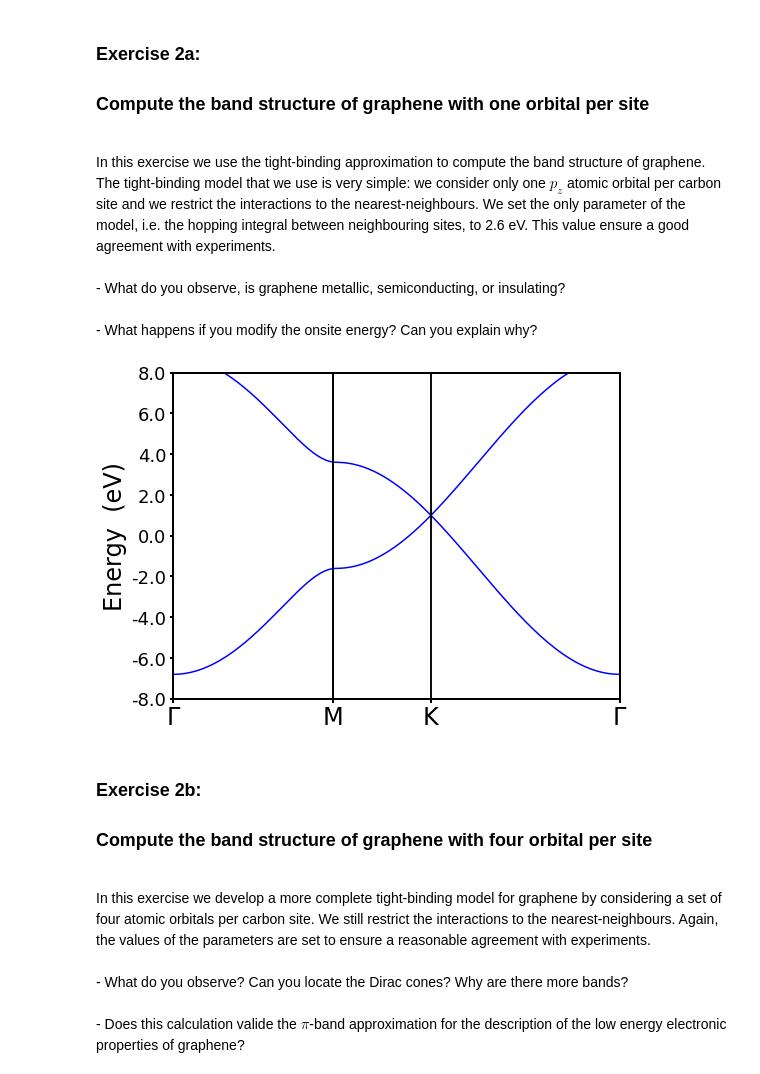
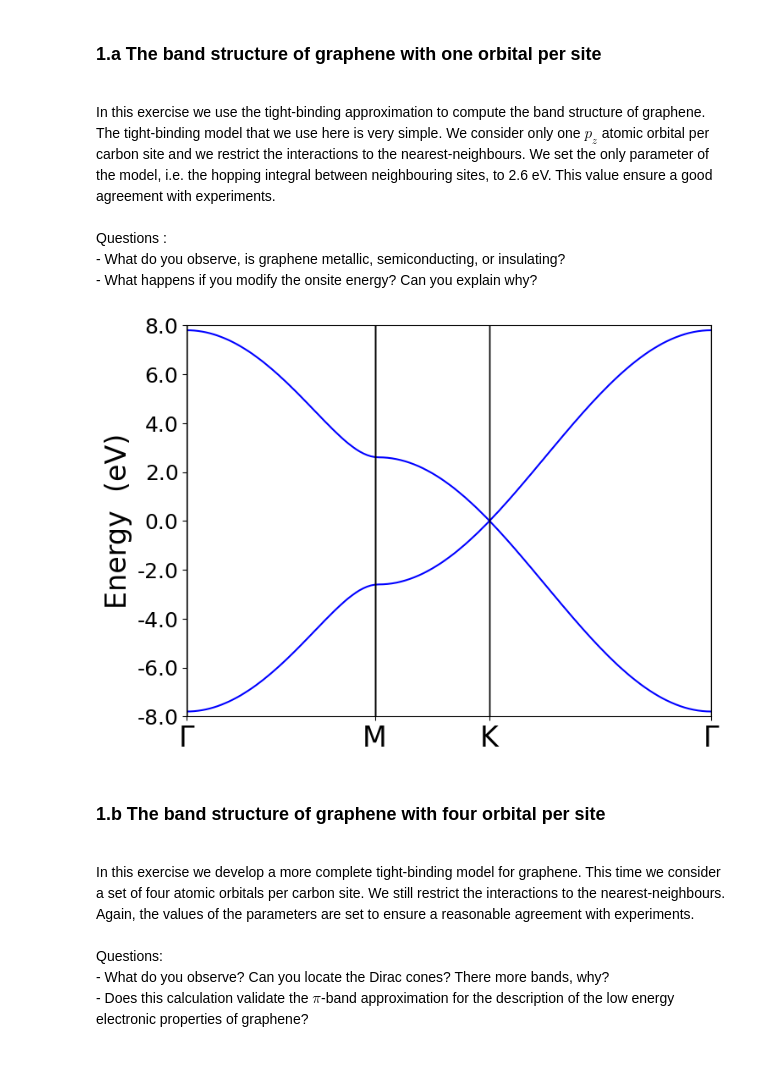
Before and after one commit to youbirose/MAPR2451, a Jupyter notebook: MAPR2451.ipynb, the cells around one changed output. Cells and saved outputs as stored; diff of their text form; code cells hidden in the pictures.

```diff
--- a/MAPR2451.ipynb
+++ b/MAPR2451.ipynb
@@ -317,11 +230,10 @@ span {
 # %% [markdown]
-<h3>Exercise 2a: <br><br>
-Compute the band structure of graphene with one orbital per site</h3>
+<h3>1.a The band structure of graphene with one orbital per site</h3>
 <br>
-In this exercise we use the tight-binding approximation to compute the band structure of graphene. The tight-binding model that we use is very simple: we consider only one $p_z$ atomic orbital per carbon site and we restrict the interactions to the nearest-neighbours. We set the only parameter of the model, i.e. the hopping integral between neighbouring sites, to 2.6 eV. This value ensure a good agreement with experiments.
+In this exercise we use the tight-binding approximation to compute the band structure of graphene. The tight-binding model that we use here is very simple. We consider only one $p_z$ atomic orbital per carbon site and we restrict the interactions to the nearest-neighbours. We set the only parameter of the model, i.e. the hopping integral between neighbouring sites, to 2.6 eV. This value ensure a good agreement with experiments.
 <br><br>
-- What do you observe, is graphene metallic, semiconducting, or insulating?
-<br><br>
+Questions :<br>
+- What do you observe, is graphene metallic, semiconducting, or insulating? <br>
 - What happens if you modify the onsite energy? Can you explain why?
 # %%
 # Import the required python modules
@@ -344,45 +256,47 @@ pos = [[0.,0.,0.],[1./3,1./3,0.]]
 # build the structure using tb.Structure(lattice, list_of_species, list_of_coordinates)
 struct = tb.Structure(lattice, ['C','C'], pos, coords_are_cartesian=False)
 
 ### Define the interatomic interactions
 # from the structure build a graph charaterized by a cutoff radius
 graph = tb.StructureGraph.init_from_structure(struct, 1.45)
 # define the kind of tight-binding model
 sk = tb.SlaterKosterParams(atomictable, spinpol=False, spinorb=False)
-# set up the local tight-binding parameters
-sk.set_local_integrals([('C', 0, 0, 1.)])
-# set up the hopping parameters
+
+### set the local tight-binding parameters
+# set the Cp onsite energy
+sk.set_local_integrals([('C', 0, 0, 0.)])
+# set the Cp-Cp (pi-bond) hopping parameters
 sk.set_non_local_integrals([('C','C', 0, 0, 3, 2.6)])
 
 ### Set up the tight binding model
 egraph = tb.ElectronicStructure(graph, atomictable, H=sk)
 # and compute the hamiltonian
 egraph.compute_integrals('H')
 
 ### Plot the band structure
 # Define the high-symmetry path in the Brillouin zone
 kbands = [[0.,0.,0.],[0.5,0.,0.],\
           [0.5,0.,0.],[2./3.,1./3.,0.],\
           [2./3.,1./3.,0.],[0.,0.,0.]]
 nkpts = [50,50,50]
 # Diagonalize the hamiltonian at each k-point
 bands = egraph.bands_structure(include=['H'], lines=kbands, nkpts=nkpts)
 # Plot the bands structure
 bands.plot_bands(xscale=True, klabels=['$\Gamma$','M','K','$\Gamma$'], \
                  vertices=[0,49,100,150], spincolors=['blue'],\
                  linestyle='-', emin=-8., emax=8.)
 
 plt.show()
 # %% [output]
-[figure, old version]
+[figure, new version]
 # %% [markdown]
-<h3>Exercise 2b: <br><br>Compute the band structure of graphene with four orbital per site</h3>
+<h3>1.b The band structure of graphene with four orbital per site</h3>
 <br>
-In this exercise we develop a more complete tight-binding model for graphene by considering a set of four atomic orbitals per carbon site. We still restrict the interactions to the nearest-neighbours. Again, the values of the parameters are set to ensure a reasonable agreement with experiments.
+In this exercise we develop a more complete tight-binding model for graphene. This time we consider a set of four atomic orbitals per carbon site. We still restrict the interactions to the nearest-neighbours. Again, the values of the parameters are set to ensure a reasonable agreement with experiments.
 <br><br>
-- What do you observe? Can you locate the Dirac cones? Why are there more bands?
-<br><br>
-- Does this calculation valide the $\pi$-band approximation for the description of the low energy electronic properties of graphene?
+Questions: <br>
+- What do you observe? Can you locate the Dirac cones? There more bands, why?<br>
+- Does this calculation validate the $\pi$-band approximation for the description of the low energy electronic properties of graphene?
 # %%
 # Define the atoms
 carbon = tb.NumericalAtom('C','C',orbs=['s','px','py','pz'])
```
Also changed, not shown: parts of 13 cells of this notebook.
